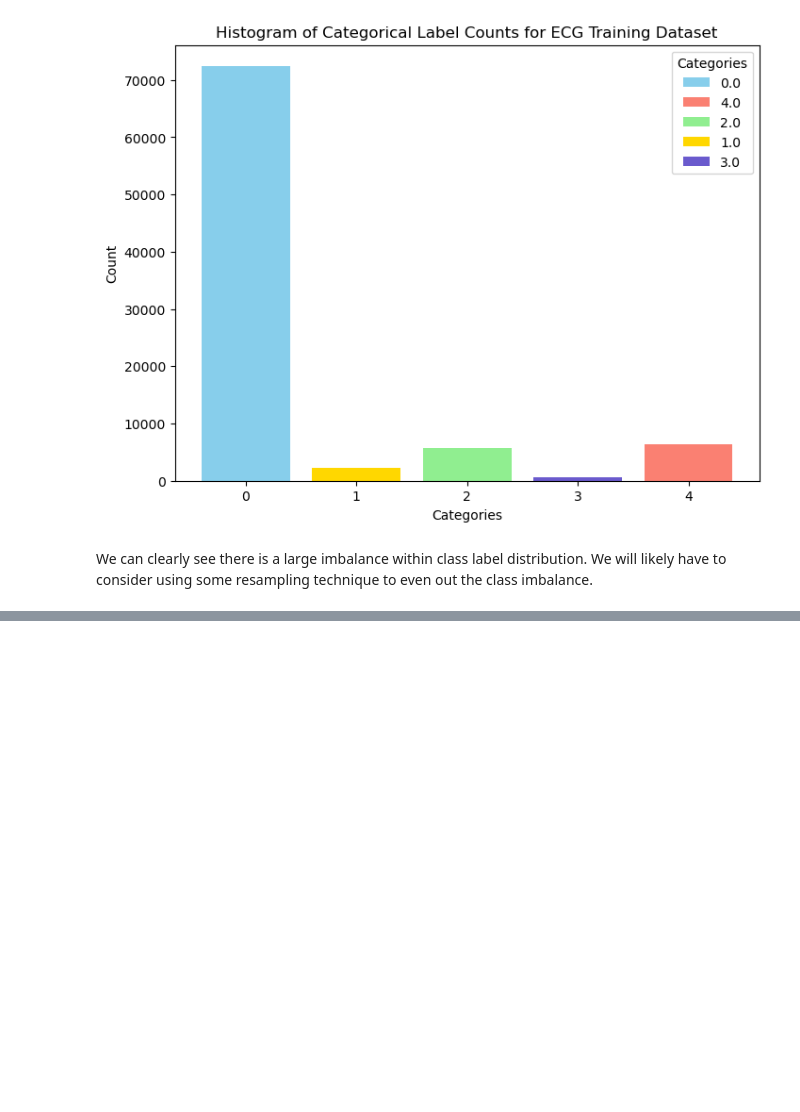
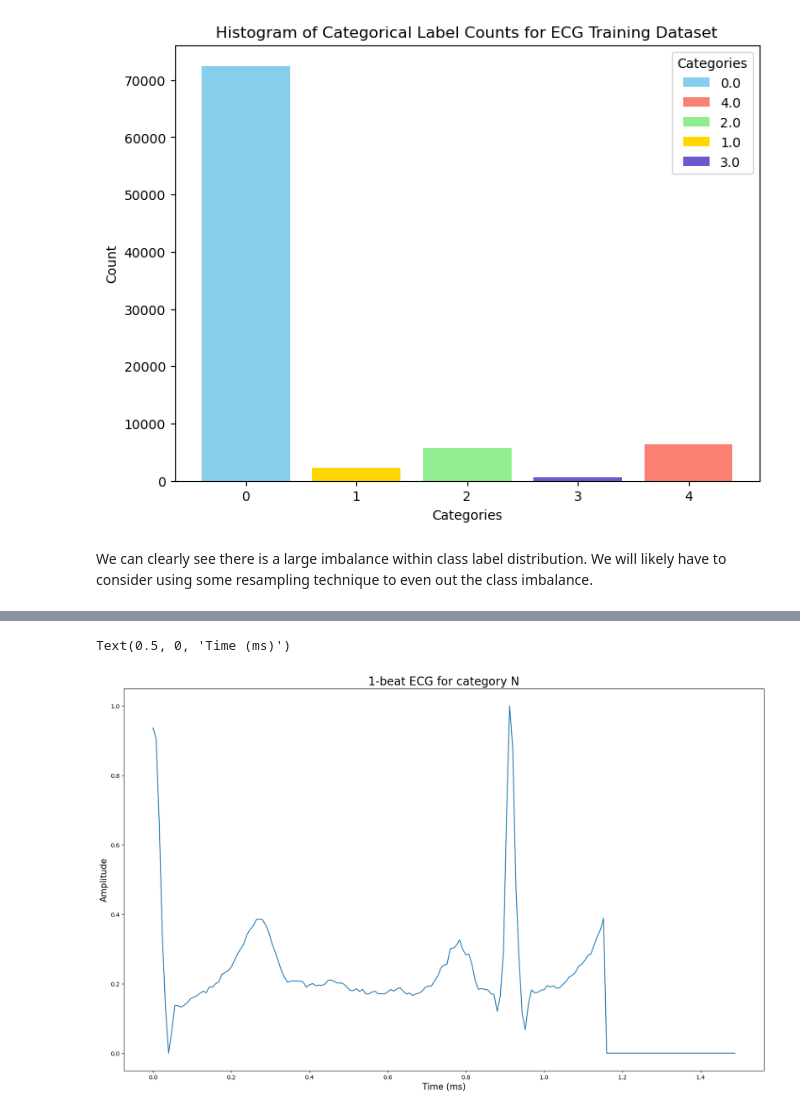
Before and after one commit to uhsipra/MECE788_FinalProject, a Jupyter notebook: MECE788_ECGDataset_EDA.ipynb, the cells around one changed output, grey strips where cells are left out. Drawn from its saved outputs; the diff is of its cells as text; code cells hidden in the pictures; blank space fills up the shorter version.

Commit message:
Added EDA for PTB dataset

```diff
--- a/MECE788_ECGDataset_EDA.ipynb
+++ b/MECE788_ECGDataset_EDA.ipynb
@@ -12,8 +12,10 @@ import os
 # %%
 # Loading training and test data for arrhythmia Dataset
 
-ECG_Arrhythmia_train_df = pd.read_csv("ECG_Dataset/mitbih_train.csv", header = None)
-ECG_Arrhythmia_test_df = pd.read_csv("ECG_Dataset/mitbih_test.csv", header = None)
+ECG_Arrhythmia_train_df = pd.read_csv("ECG_Dataset_Kaggle/mitbih_train.csv", header = None)
+ECG_Arrhythmia_test_df = pd.read_csv("ECG_Dataset_Kaggle/mitbih_test.csv", header = None)
+ECG_PTB_Normal_df = pd.read_csv("ECG_Dataset_Kaggle/ptbdb_normal.csv", header = None)
+ECG_PTB_Abnormal_df = pd.read_csv("ECG_Dataset_Kaggle/ptbdb_abnormal.csv", header = None)
 # %% [markdown]
 Initial EDA on the ECG dataset
 # %%
@@ -44,0 +70,2 @@ array([0., 1., 2., 3., 4.])
+# %%
+ECG_PTB_combined_df = pd.concat([ECG_PTB_Normal_df, ECG_PTB_Abnormal_df])
@@ -126,0 +174,4 @@ We can clearly see there is a large imbalance within class label distribution. W
+# %%
+# We can group by each label and take a random sample from the PTB dataset to plot the differences between categories
+
+PTB_target_label_samples = ECG_PTB_combined_df.groupby(by = 187, group_keys = False).sample(1, random_state = 173)
@@ -126,0 +185,9 @@ We can clearly see there is a large imbalance within class label distribution. W
+# %%
+plt.figure(figsize=(20,12))
+plt.plot(np.arange(0, 187)*8/1000, PTB_target_label_samples.iloc[0, :187])
+plt.title("1-beat ECG for category N", fontsize=20)
+plt.ylabel("Amplitude", fontsize=15)
+plt.xlabel("Time (ms)", fontsize=15)
+# %% [output]
+Text(0.5, 0, 'Time (ms)')
+[figure, added]
```
Also changed, not shown: parts of 14 cells of this notebook.
